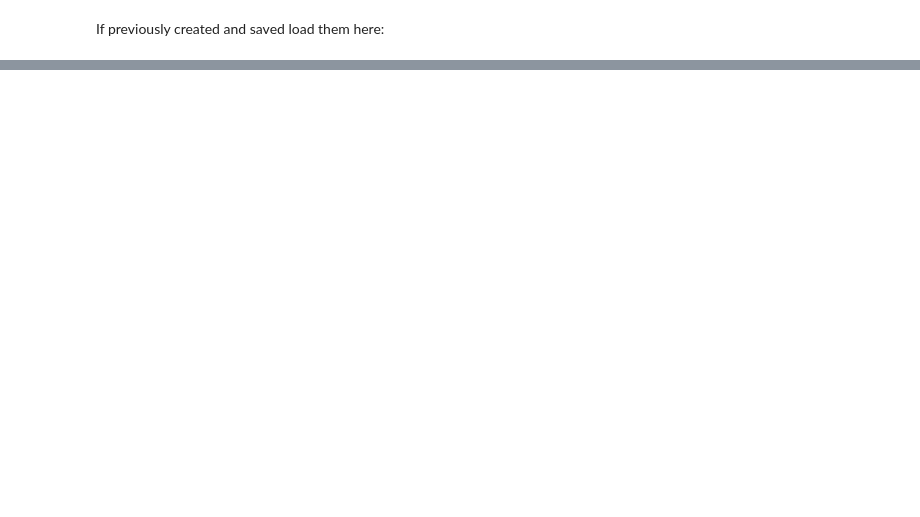
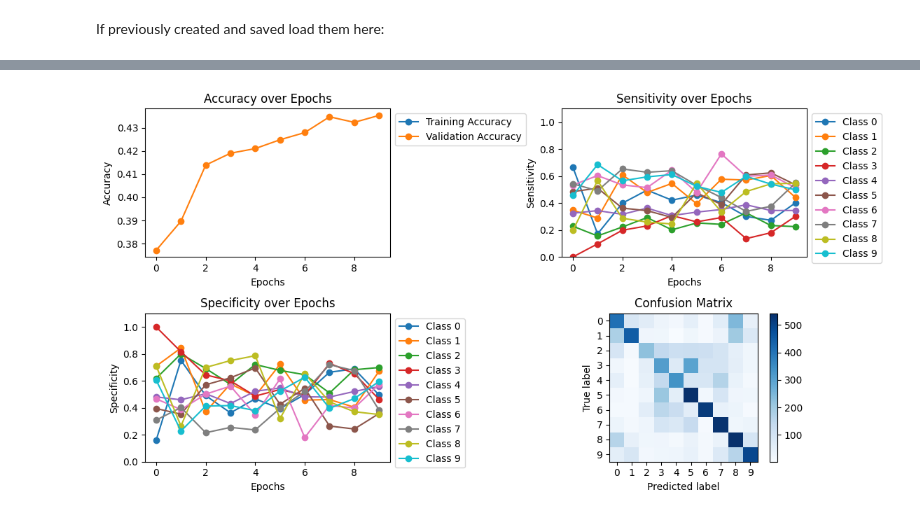
Before and after one commit to Twinbo/Signals-and-Data-Autumn-2025-student, a Jupyter notebook: week_10/cifar_stl.ipynb, the cells around one changed output, grey strips where cells are left out. Drawn from its saved outputs; the diff is of its cells as text; code cells hidden in the pictures; blank space fills up the shorter version.

```diff
--- a/week_10/cifar_stl.ipynb
+++ b/week_10/cifar_stl.ipynb
@@ -288,0 +136,14 @@ KeyboardInterrupt:
+# %%
+results_squeezenet = train(
+    device=device,
+    model=model_squeezenet,
+    train_dataloader=dataloaders["squeezenet_train"],
+    epochs=epochs,
+    val_dataloader=dataloaders["squeezenet_val"],
+    run_filepath="models/squeezenet",
+    plot=True,
+    overwrite=False,
+    in_notebook=True
+)
+# %% [output]
+[figure, added]
```
Also changed, not shown: parts of 27 cells of this notebook, 5 other files.
